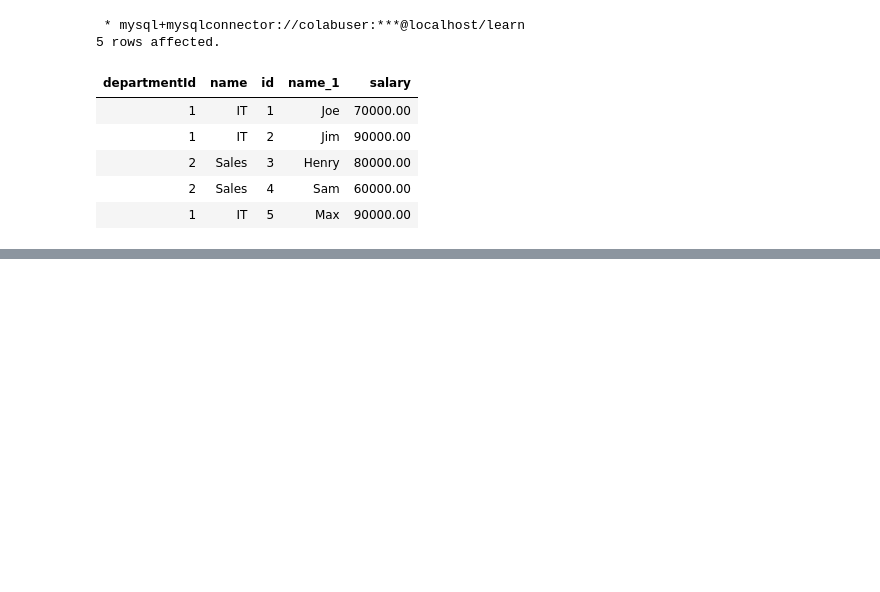
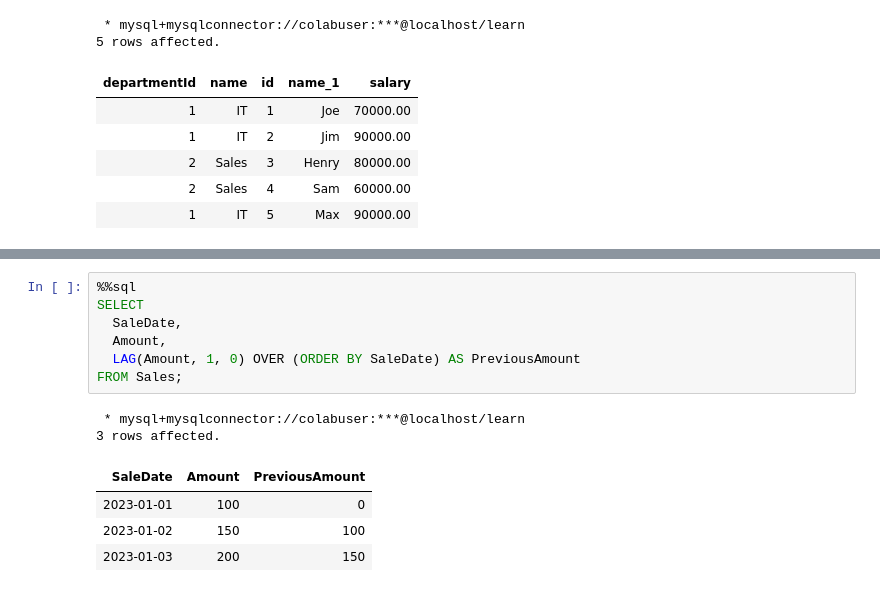
Before and after one commit to pahujam/coding-interview-notes, a Jupyter notebook: sql/sql.ipynb, the cells around one changed output, grey strips where cells are left out. Saved outputs shown, nothing was run; the diff lists cells and outputs as text; blank space fills up the shorter version.

```diff
--- a/sql/sql.ipynb
+++ b/sql/sql.ipynb
@@ -1057,0 +1093,14 @@ select * from department_1 join employee using (departmentId)
+# %%
+%%sql
+SELECT
+  SaleDate,
+  Amount,
+  LAG(Amount, 1, 0) OVER (ORDER BY SaleDate) AS PreviousAmount
+FROM Sales;
+# %% [output]
+ * mysql+mysqlconnector://colabuser:***@localhost/learn
+3 rows affected.
+| SaleDate | Amount | PreviousAmount |
+| 2023-01-01 | 100 | 0 |
+| 2023-01-02 | 150 | 100 |
+| 2023-01-03 | 200 | 150 |
```
Also changed, not shown: parts of 5 cells of this notebook.
